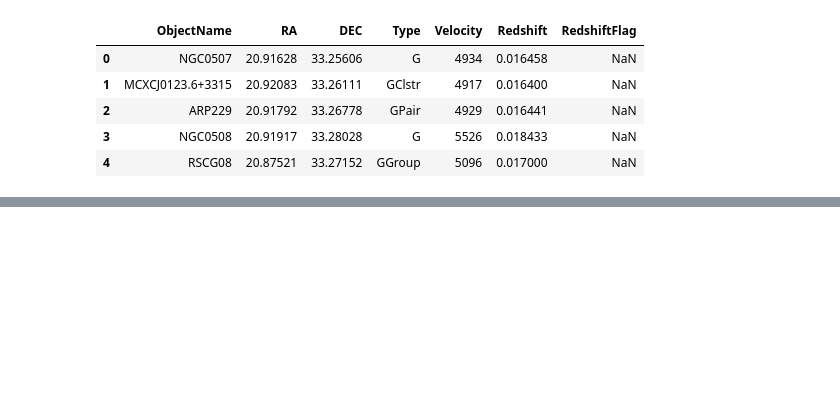
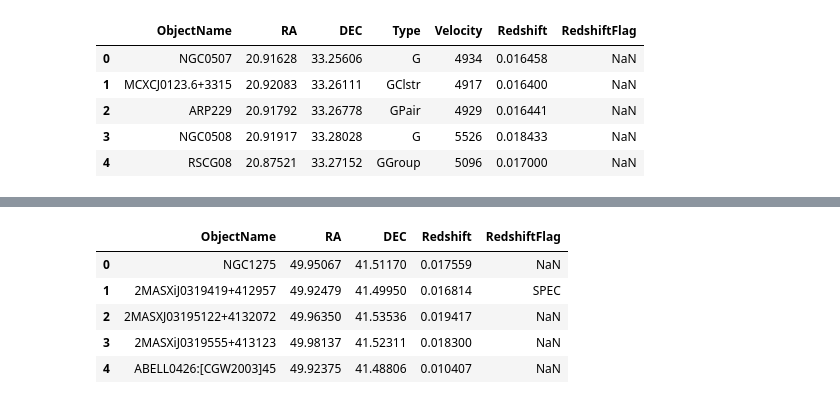
Before and after one commit to danbanan/Perseus-vs-background, a Jupyter notebook: main-notebook.ipynb, the cells around one changed output, grey strips where cells are left out. Drawn from its saved outputs; the diff is of its cells as text; code cells hidden in the pictures; blank space fills up the shorter version.

```diff
--- a/main-notebook.ipynb
+++ b/main-notebook.ipynb
@@ -83,0 +82,11 @@ perseus
+# %%
+# No photometric redshifts in file
+perseus_ned = pd.read_csv('./training/NED_perseus.csv')
+perseus_ned.head()
+# %% [output]
+|  | ObjectName | RA | DEC | Redshift | RedshiftFlag |
+| 0 | NGC1275 | 49.95067 | 41.51170 | 0.017559 | NaN |
+| 1 | 2MASXiJ0319419+412957 | 49.92479 | 41.49950 | 0.016814 | SPEC |
+| 2 | 2MASXJ03195122+4132072 | 49.96350 | 41.53536 | 0.019417 | NaN |
+| 3 | 2MASXiJ0319555+413123 | 49.98137 | 41.52311 | 0.018300 | NaN |
+| 4 | ABELL0426:[CGW2003]45 | 49.92375 | 41.48806 | 0.010407 | NaN |
```
Also changed, not shown: parts of 3 cells of this notebook.
